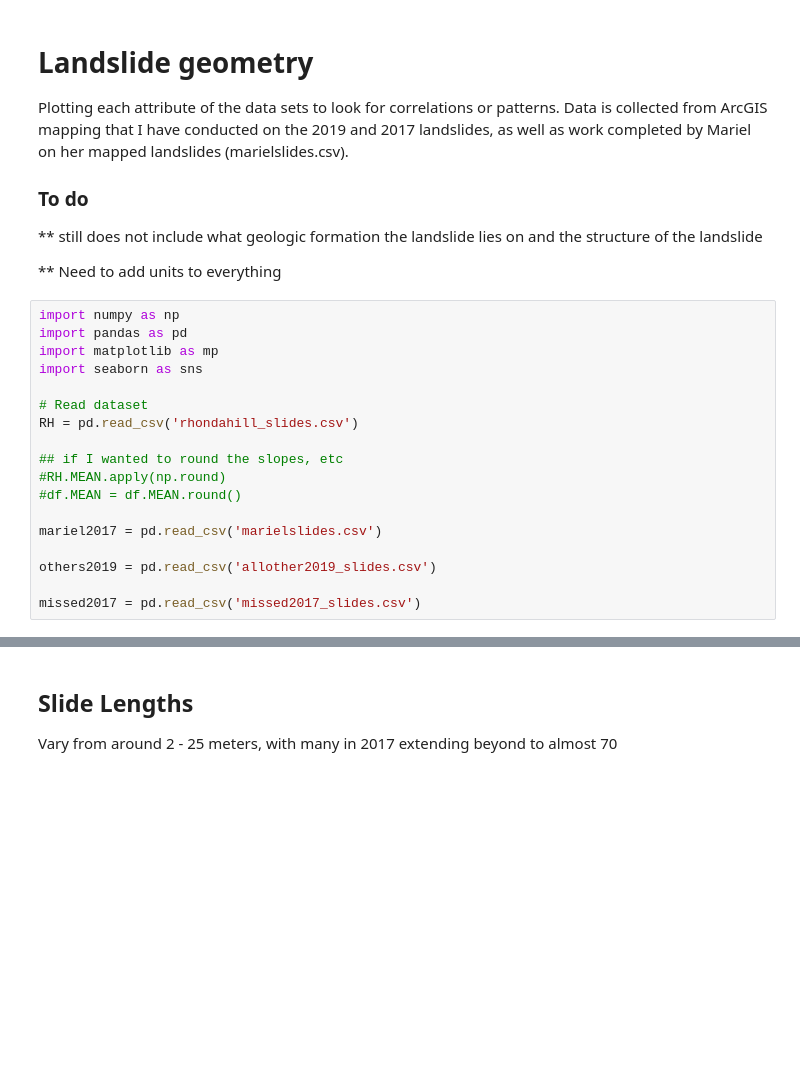
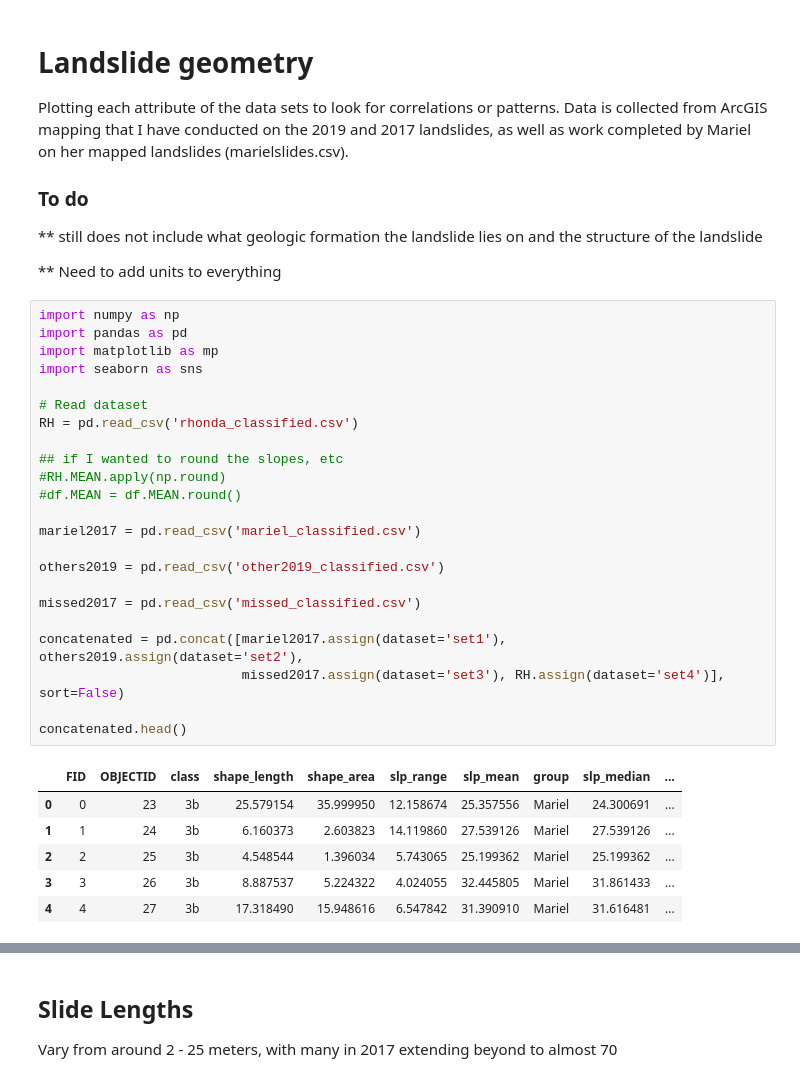
Before and after one commit to marynsanders/surfProject, a Jupyter notebook: landslide_geometry/landslide_geometry.ipynb, the cells around one changed output, grey strips where cells are left out. Drawn from its saved outputs; the diff is of its cells as text; blank space fills up the shorter version.

```diff
--- a/landslide_geometry/landslide_geometry.ipynb
+++ b/landslide_geometry/landslide_geometry.ipynb
@@ -10,18 +10,30 @@ Plotting each attribute of the data sets to look for correlations or patterns. D
 # %%
 import numpy as np
 import pandas as pd
 import matplotlib as mp
 import seaborn as sns
 
 # Read dataset
-RH = pd.read_csv('rhondahill_slides.csv')
+RH = pd.read_csv('rhonda_classified.csv')
 
 ## if I wanted to round the slopes, etc
 #RH.MEAN.apply(np.round)
 #df.MEAN = df.MEAN.round()
 
-mariel2017 = pd.read_csv('marielslides.csv')
+mariel2017 = pd.read_csv('mariel_classified.csv')
 
-others2019 = pd.read_csv('allother2019_slides.csv')
+others2019 = pd.read_csv('other2019_classified.csv')
 
-missed2017 = pd.read_csv('missed2017_slides.csv')
+missed2017 = pd.read_csv('missed_classified.csv')
+
+concatenated = pd.concat([mariel2017.assign(dataset='set1'), others2019.assign(dataset='set2'),
+                          missed2017.assign(dataset='set3'), RH.assign(dataset='set4')], sort=False)
+
+concatenated.head()
+# %% [output]
+|  | FID | OBJECTID | class | shape_length | shape_area | slp_range | slp_mean | group | slp_median | ... |
+| 0 | 0 | 23 | 3b | 25.579154 | 35.999950 | 12.158674 | 25.357556 | Mariel | 24.300691 | ... |
+| 1 | 1 | 24 | 3b | 6.160373 | 2.603823 | 14.119860 | 27.539126 | Mariel | 27.539126 | ... |
+| 2 | 2 | 25 | 3b | 4.548544 | 1.396034 | 5.743065 | 25.199362 | Mariel | 25.199362 | ... |
+| 3 | 3 | 26 | 3b | 8.887537 | 5.224322 | 4.024055 | 32.445805 | Mariel | 31.861433 | ... |
+| 4 | 4 | 27 | 3b | 17.318490 | 15.948616 | 6.547842 | 31.390910 | Mariel | 31.616481 | ... |
```
Also changed, not shown: parts of 5 cells of this notebook.
